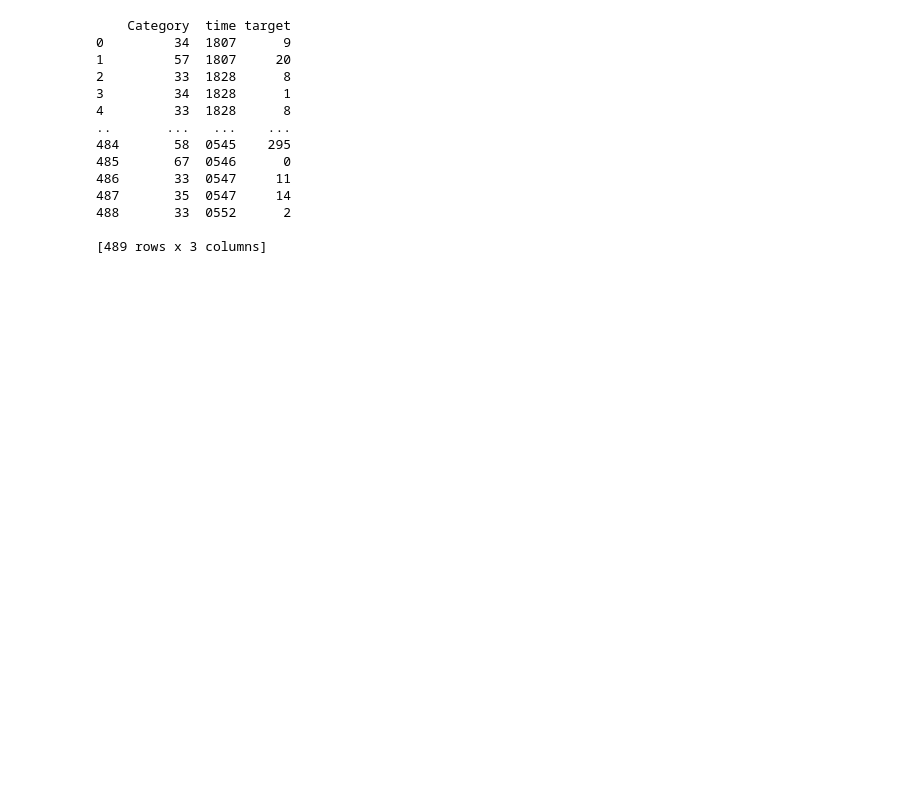
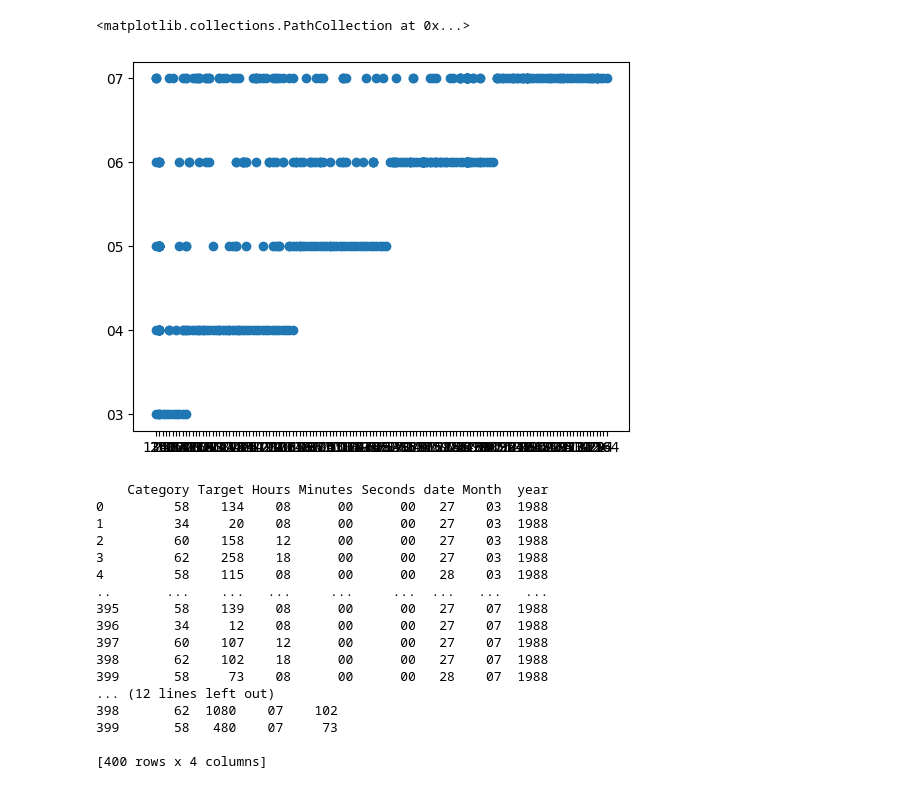
Before and after one commit to HereticInquisitor/Mini-Project, a Jupyter notebook: diabetes-data/diabetes-data/Diabetes-Data/LLSVR.ipynb, the cells around one changed output. Cells and saved outputs as stored; diff of their text form; code cells hidden in the pictures; blank space fills up the shorter version.

```diff
--- a/diabetes-data/diabetes-data/Diabetes-Data/LLSVR.ipynb
+++ b/diabetes-data/diabetes-data/Diabetes-Data/LLSVR.ipynb
@@ -52,5 +71,18 @@ def split_time(time_str):
 # Apply the function to the Time column of the DataFrame
 data[['Hours', 'Minutes','Seconds']] = data['Time'].apply(lambda x: pd.Series(split_time(x)))
 
+
+def split_date(date_str):
+    date_str, month_str, year_str = date_str.split('-')
+    date = (date_str)
+    month = (month_str)
+    year = (year_str)
+    return date, month, year
+
+# Apply the function to the Time column of the DataFrame
+data[['date', 'Month','year']] = data['Date'].apply(lambda x: pd.Series(split_date(x)))
+
 # Print the result
-# print(data)
+print(data)
+plt.scatter(data['Target'],data['Month'] )
+# %% [output]
@@ -57,3 +106,5 @@ data[['Hours', 'Minutes','Seconds']] = data['Time'].apply(lambda x: pd.Series(sp
+<matplotlib.collections.PathCollection at 0x...>
+[figure, added]
 # %%
 # concatenating the DataFrames
 det = pd.concat([data['Hours'], data['Minutes']], join = 'outer', axis = 1)
@@ -62,23 +113,34 @@ det = pd.concat([data['Hours'], data['Minutes']], join = 'outer', axis = 1)
 # print(det)
 data=data.drop(['Date','Time'], axis=1)
 # print(data)
-data['time'] = data['Hours'].astype(str) + data['Minutes'].astype(str)
+# data['time'] = data['Hours'].astype(str) + data['Minutes'].astype(str)
+print(data)
+data['time'] = (data['Hours'].astype(int)*60) + data['Minutes'].astype(int)
 data['target'] = data['Target']
 data=data.drop(['Hours','Minutes','Seconds','Target'], axis=1)
+# print(data)
+data=data.drop(['date','year'], axis=1)
+data['month']=data['Month']
+# print(data)
+data['Target']=data['target']
+data=data.drop(['Month','target'],axis=1)
 print(data)
 # %% [output]
-    Category  time target
-0         34  1807      9
-1         57  1807     20
-2         33  1828      8
-3         34  1828      1
-4         33  1828      8
-..       ...   ...    ...
-484       58  0545    295
-485       67  0546      0
-486       33  0547     11
-487       35  0547     14
-488       33  0552      2
+    Category Target Hours Minutes Seconds date Month  year
+0         58    134    08      00      00   27    03  1988
+1         34     20    08      00      00   27    03  1988
+2         60    158    12      00      00   27    03  1988
+3         62    258    18      00      00   27    03  1988
+4         58    115    08      00      00   28    03  1988
+..       ...    ...   ...     ...     ...  ...   ...   ...
+395       58    139    08      00      00   27    07  1988
+396       34     12    08      00      00   27    07  1988
+397       60    107    12      00      00   27    07  1988
+398       62    102    18      00      00   27    07  1988
+399       58     73    08      00      00   28    07  1988
+... (12 lines left out)
+398       62  1080    07    102
+399       58   480    07     73
 
-[489 rows x 3 columns]
+[400 rows x 4 columns]
 # %%
```
Also changed, not shown: parts of 9 cells of this notebook, 2 other files.
